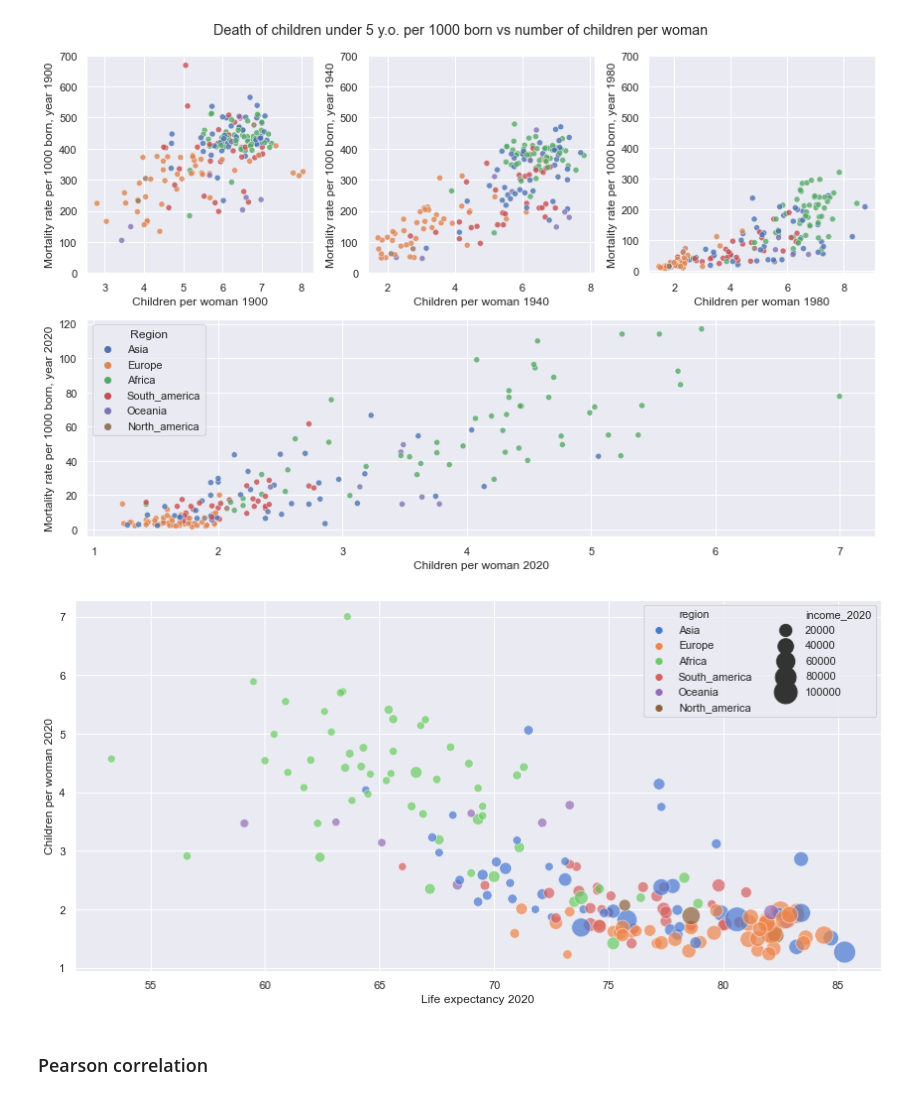
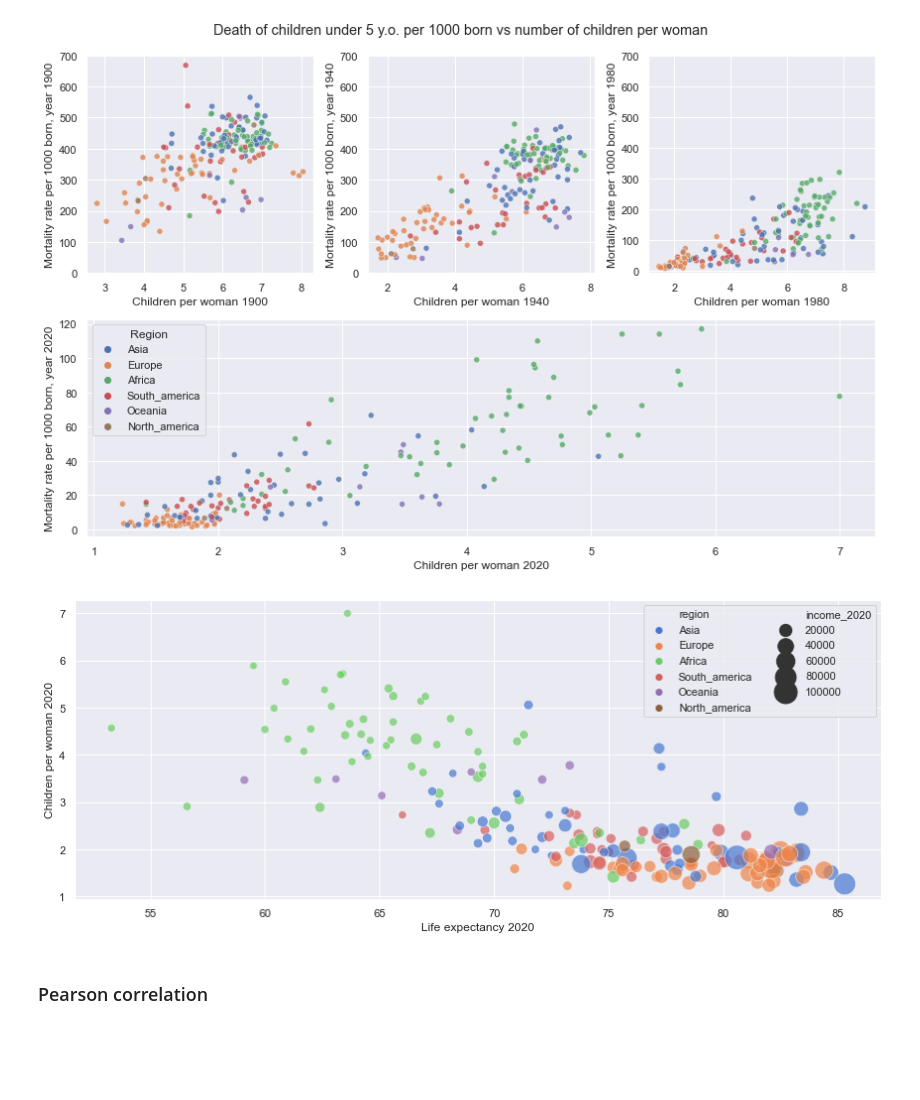
Before and after one commit to samburska/gapminder_kids, a Jupyter notebook: notebooks/gapminder_kids.ipynb, the cells around one changed output. Saved outputs shown, nothing was run; the diff lists cells and outputs as text; code cells hidden in the pictures; blank space fills up the shorter version.

Commit message:
Chart size update

```diff
--- a/notebooks/gapminder_kids.ipynb
+++ b/notebooks/gapminder_kids.ipynb
@@ -360,30 +360,30 @@ plt.show()
 # %% [output]
 [figure]
 # %%
-fig = plt.figure(figsize=(12,6))
+fig = plt.figure(figsize=(12,5))
 sns.set()
 
 sns.scatterplot('life_exp_2020',
                 'kids_2020',
                 hue='region',
                 size='income_2020',
                 data=trends_df,
                 sizes=(60, 600),
                 alpha=0.7,
                 palette='muted',
                 legend=True)
 
 plt.xlabel('Life expectancy 2020')
 plt.ylabel('Children per woman 2020')
 
 plt.legend(loc='upper right', ncol=2)
 
 plt.tight_layout()
 
 plt.savefig('../images/kids_life_exp_2020.jpg')
 plt.show()
 # %% [output]
-[figure, old version]
+[figure, new version]
 # %% [markdown]
 ### Pearson correlation
 # %%
```
Also changed, not shown: parts of 3 cells of this notebook, 5 other files.
